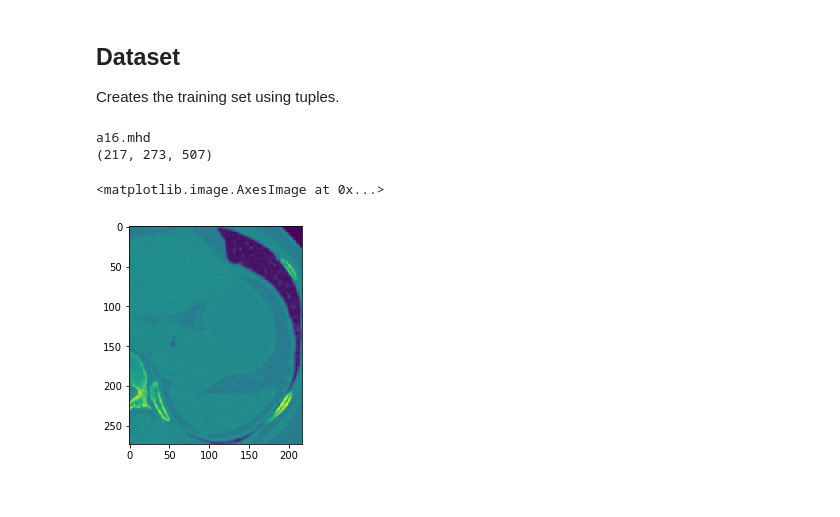
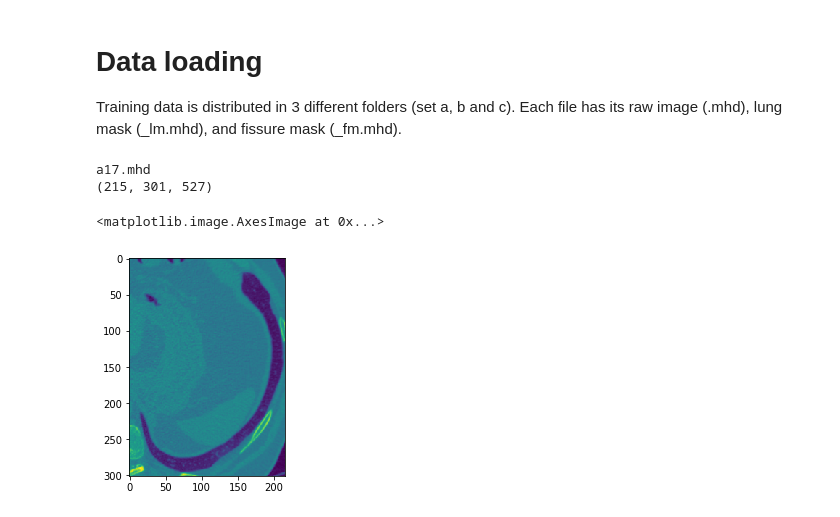
Before and after one commit to SvenDH/ISMI-Fissure-Detection, a Jupyter notebook: data_loading.ipynb, the cells around one changed output. Drawn from its saved outputs; the diff is of its cells as text; code cells hidden in the pictures.

Commit message:
Finished loading of data

```diff
--- a/data_loading.ipynb
+++ b/data_loading.ipynb
@@ -1,3 +1,8 @@
+# %% [markdown]
+# Data loading
+
+Training data is distributed in 3 different folders (set a, b and c).
+Each file has its raw image (.mhd), lung mask (\_lm.mhd), and fissure mask (\_fm.mhd).
 # %%
 import os, random
 import ntpath
@@ -6,4 +12,0 @@ from matplotlib import pyplot as plt
-# %% [markdown]
-## Dataset
-
-Creates the training set using tuples.
@@ -10,40 +18,15 @@ Creates the training set using tuples.
 # %%
-z = 50
-
-workdir = '/projects/0/ismi2018/FINALPROJECTS/CHESTCT_FISSURE_INTEGRITY/'
-train_A_images = os.path.join(workdir, 'set-a')
-train_B_images = os.path.join(workdir, 'set-b')
-train_C_images = os.path.join(workdir, 'set-c')
-
-
-
-
-
-
-train = []
-'''
-for image in os.listdir(train_A_images):
-    if image.endswith('.mhd'):
-        train.append((image, 'a'))
-for image in os.listdir(train_B_images):
-    if image.endswith('.mhd'):
-        train.append((image, 'b'))
-for image in os.listdir(train_C_images):
-    if image.endswith('.mhd'):
-        train.append((image, 'c'))
-
-'''
-
+#Print one file:
 case = os.path.join(train_A_images, random.choice(os.listdir(train_A_images)))
 case_filename = os.path.splitext(ntpath.basename(case))[0] + '.mhd'
 img = SimpleITK.ReadImage(train_A_images+ '/' + case_filename)
 
-piece = SimpleITK.GetArrayViewFromImage(img)[z,:,:]
+piece = SimpleITK.GetArrayViewFromImage(img)[50,:,:] #<-- Specify a number for the z-index slice
 print(case_filename)
 print(img.GetSize())
 plt.imshow(piece)
 # %% [output]
-a16.mhd
-(217, 273, 507)
+a17.mhd
+(215, 301, 527)
 <matplotlib.image.AxesImage at 0x...>
-[figure, old version]
+[figure, new version]
```
Also changed, not shown: parts of 11 cells of this notebook.
